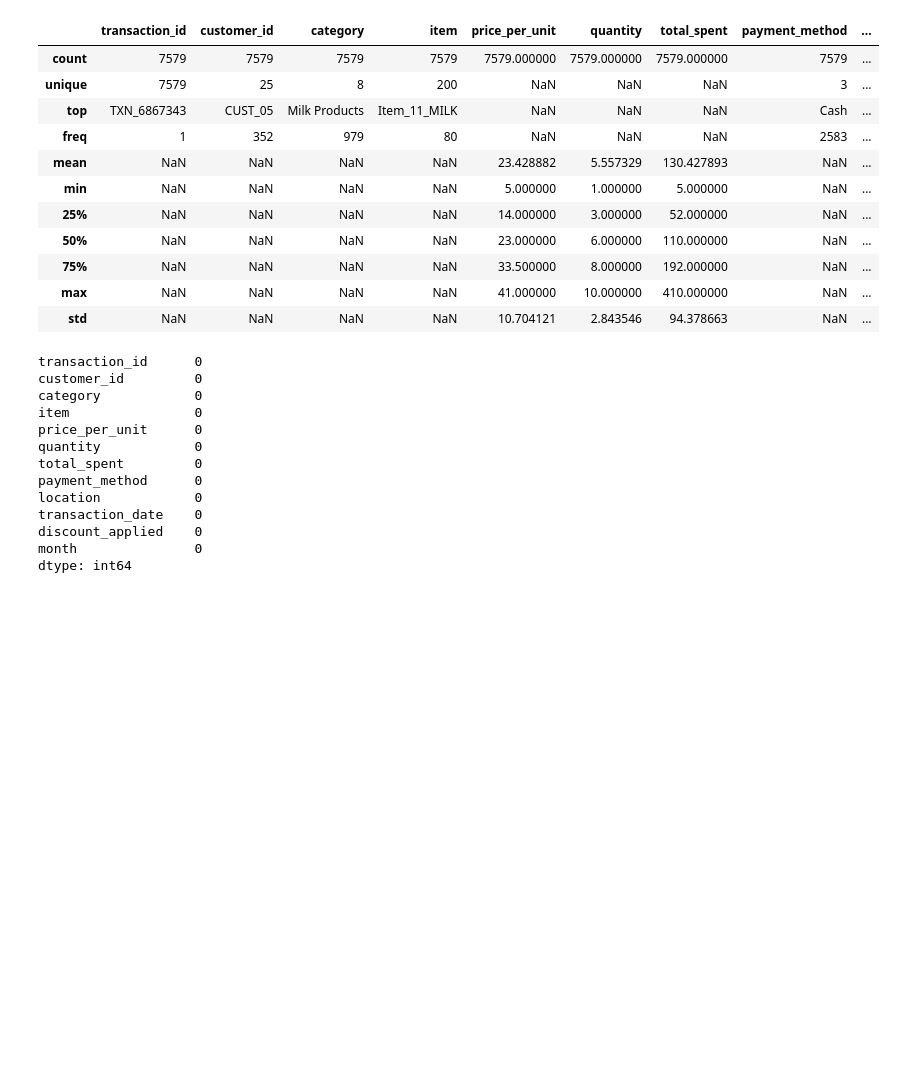
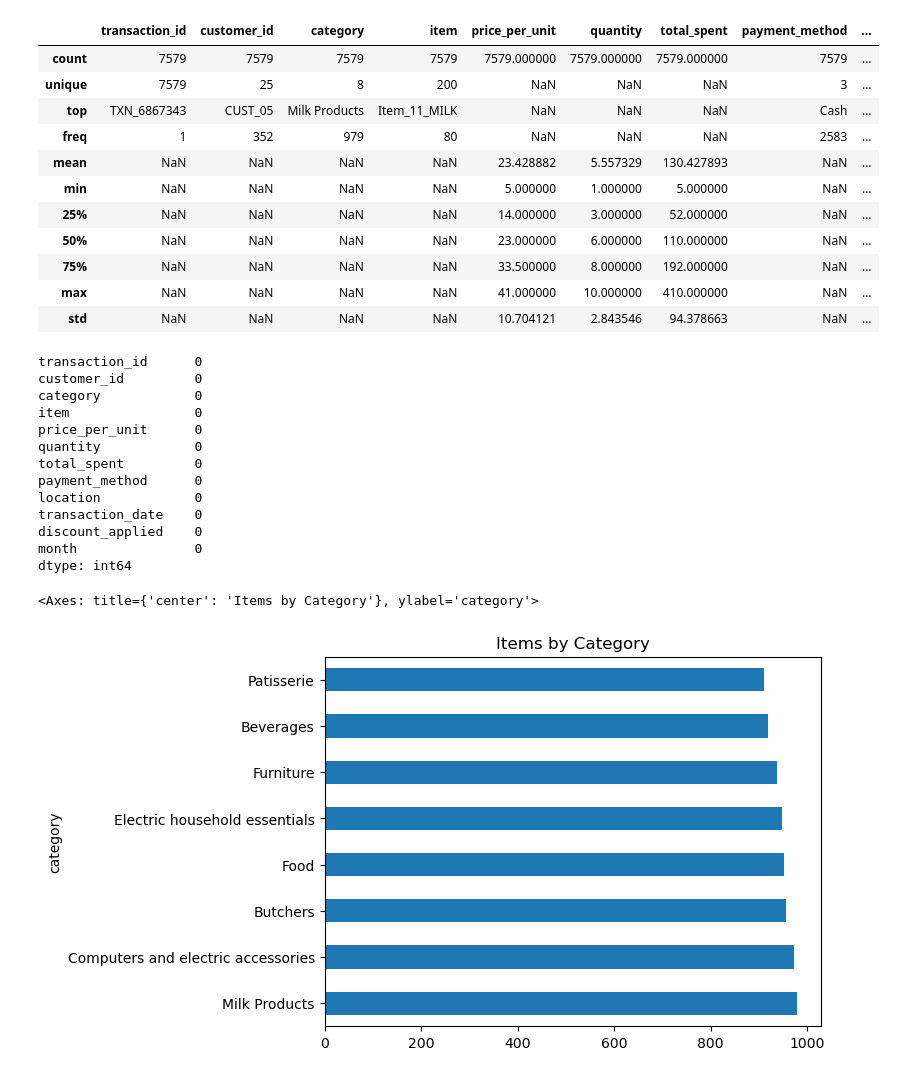
Before and after one commit to tcsimm/DataSciencePractice, a Jupyter notebook: jun28.ipynb, the cells around one changed output. Cells and saved outputs as stored; diff of their text form; code cells hidden in the pictures; blank space fills up the shorter version.

```diff
--- a/jun28.ipynb
+++ b/jun28.ipynb
@@ -109,3 +109,8 @@ transaction_date    0
 discount_applied    0
 month               0
 dtype: int64
+# %%
+df['category'].value_counts().plot(kind='barh', title='Items by Category')
+# %% [output]
+<Axes: title={'center': 'Items by Category'}, ylabel='category'>
+[figure, added]
```
